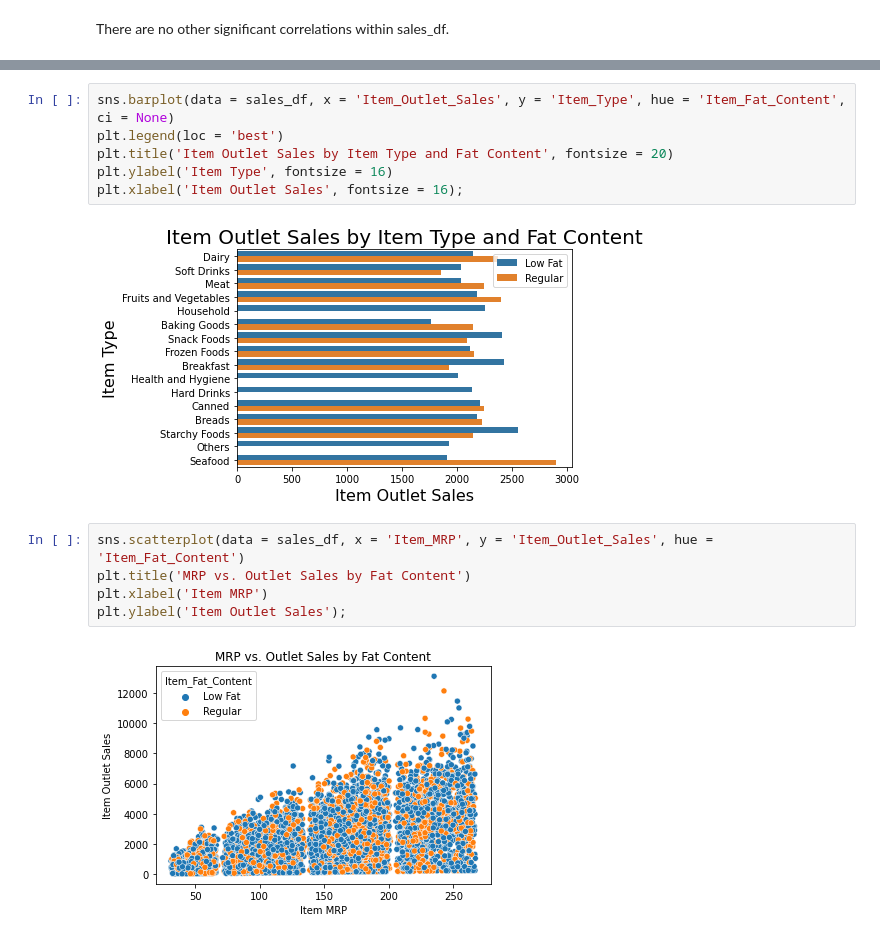
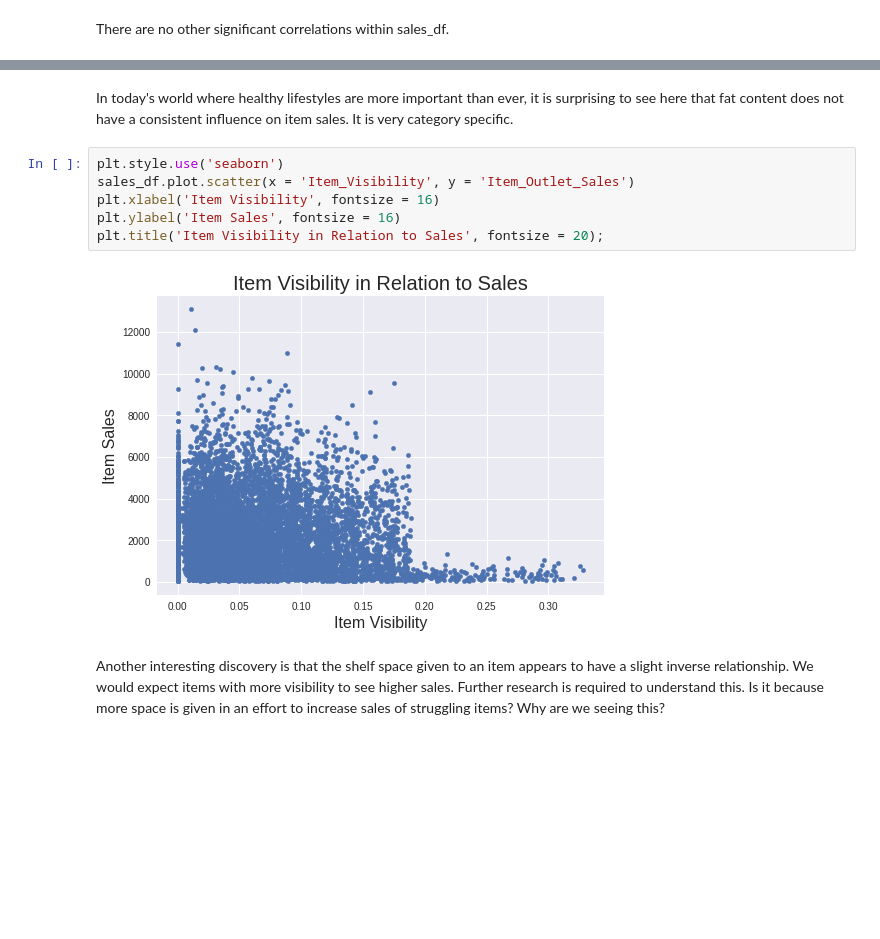
Before and after one commit to gordon-clark16/sales_predictions, a Jupyter notebook: food_sales_predictions.ipynb, the cells around one changed output, grey strips where cells are left out. Saved outputs shown, nothing was run; the diff lists cells and outputs as text; blank space fills up the shorter version.

```diff
--- a/food_sales_predictions.ipynb
+++ b/food_sales_predictions.ipynb
@@ -328,15 +337,12 @@ plt.xlabel('Item MRP');
-# %%
-sns.barplot(data = sales_df, x = 'Item_Outlet_Sales', y = 'Item_Type', hue = 'Item_Fat_Content', ci = None)
-plt.legend(loc = 'best')
-plt.title('Item Outlet Sales by Item Type and Fat Content', fontsize = 20)
-plt.ylabel('Item Type', fontsize = 16)
-plt.xlabel('Item Outlet Sales', fontsize = 16);
-# %% [output]
-[figure, removed]
-# %%
-sns.scatterplot(data = sales_df, x = 'Item_MRP', y = 'Item_Outlet_Sales', hue = 'Item_Fat_Content')
-plt.title('MRP vs. Outlet Sales by Fat Content')
-plt.xlabel('Item MRP')
-plt.ylabel('Item Outlet Sales');
-# %% [output]
-[figure, removed]
+# %% [markdown]
+In today's world where healthy lifestyles are more important than ever, it is surprising to see here that fat content does not have a consistent influence on item sales.  It is very category specific.
+# %%
+plt.style.use('seaborn')
+sales_df.plot.scatter(x = 'Item_Visibility', y = 'Item_Outlet_Sales')
+plt.xlabel('Item Visibility', fontsize = 16)
+plt.ylabel('Item Sales', fontsize = 16)
+plt.title('Item Visibility in Relation to Sales', fontsize = 20);
+# %% [output]
+[figure, added]
+# %% [markdown]
+Another interesting discovery is that the shelf space given to an item appears to have a slight inverse relationship.  We would expect items with more visibility to see higher sales. Further research is required to understand this.  Is it because more space is given in an effort to increase sales of struggling items? Why are we seeing this?
```
Also changed, not shown: parts of 8 cells of this notebook.
